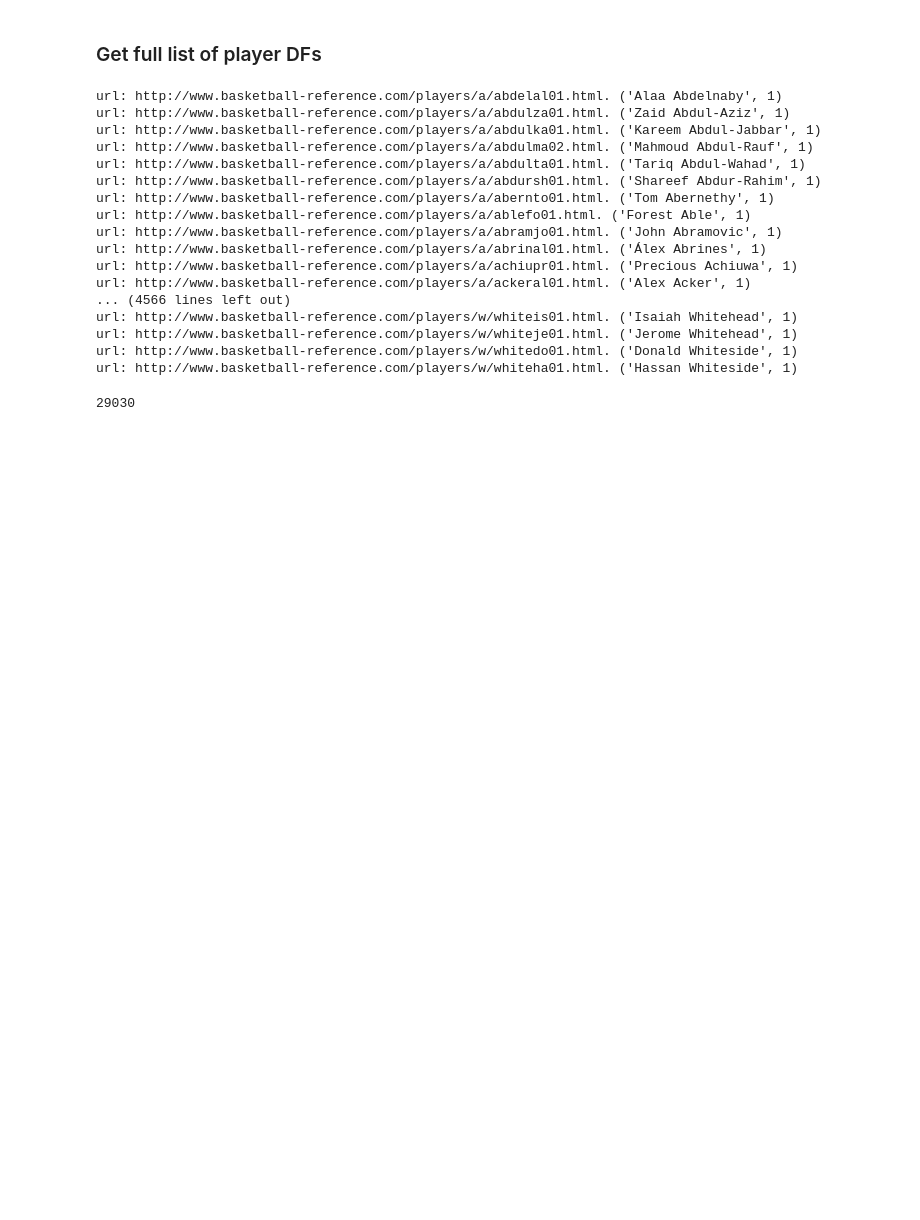
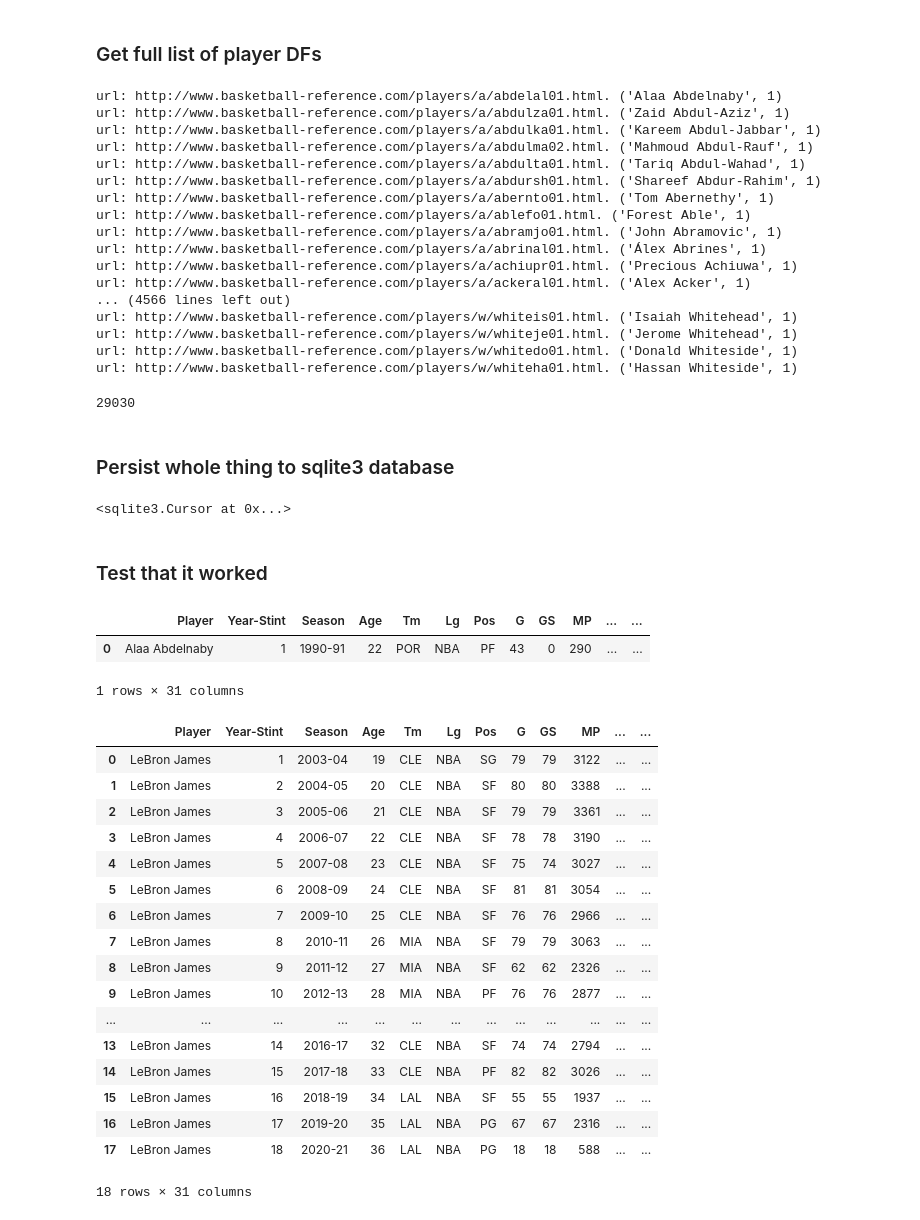
Before and after one commit to samhld/nba_stats, a Jupyter notebook: scratchpads/persist_data.ipynb, the cells around one changed output. Saved outputs shown, nothing was run; the diff lists cells and outputs as text; code cells hidden in the pictures; blank space fills up the shorter version.

```diff
--- a/scratchpads/persist_data.ipynb
+++ b/scratchpads/persist_data.ipynb
@@ -286,0 +266,9 @@ from scraper.getters import get_player_dict
+# %%
+conn = sqlite3.connect("../app/dbs/all_players.db")
+c = conn.cursor()
+# %% [markdown]
+### Persist whole thing to sqlite3 database
+# %%
+c.execute("DROP TABLE IF EXISTS players_per_game")
+# %% [output]
+<sqlite3.Cursor at 0x...>
@@ -286,0 +277,33 @@ from scraper.getters import get_player_dict
+# %% [markdown]
+### Test that it worked
+# %%
+limit1 = """SELECT * FROM players_per_game limit 1"""
+test = pd.read_sql(limit1, conn)
+test
+# %% [output]
+|  | Player | Year-Stint | Season | Age | Tm | Lg | Pos | G | GS | MP | ... | ... |
+| 0 | Alaa Abdelnaby | 1 | 1990-91 | 22 | POR | NBA | PF | 43 | 0 | 290 | ... | ... |
+1 rows × 31 columns
+# %%
+bron = '''SELECT * FROM players_per_game WHERE "Player" == "LeBron James"'''
+bron_test = pd.read_sql(bron, conn)
+bron_test
+# %% [output]
+|  | Player | Year-Stint | Season | Age | Tm | Lg | Pos | G | GS | MP | ... | ... |
+| 0 | LeBron James | 1 | 2003-04 | 19 | CLE | NBA | SG | 79 | 79 | 3122 | ... | ... |
+| 1 | LeBron James | 2 | 2004-05 | 20 | CLE | NBA | SF | 80 | 80 | 3388 | ... | ... |
+| 2 | LeBron James | 3 | 2005-06 | 21 | CLE | NBA | SF | 79 | 79 | 3361 | ... | ... |
+| 3 | LeBron James | 4 | 2006-07 | 22 | CLE | NBA | SF | 78 | 78 | 3190 | ... | ... |
+| 4 | LeBron James | 5 | 2007-08 | 23 | CLE | NBA | SF | 75 | 74 | 3027 | ... | ... |
+| 5 | LeBron James | 6 | 2008-09 | 24 | CLE | NBA | SF | 81 | 81 | 3054 | ... | ... |
+| 6 | LeBron James | 7 | 2009-10 | 25 | CLE | NBA | SF | 76 | 76 | 2966 | ... | ... |
+| 7 | LeBron James | 8 | 2010-11 | 26 | MIA | NBA | SF | 79 | 79 | 3063 | ... | ... |
+| 8 | LeBron James | 9 | 2011-12 | 27 | MIA | NBA | SF | 62 | 62 | 2326 | ... | ... |
+| 9 | LeBron James | 10 | 2012-13 | 28 | MIA | NBA | PF | 76 | 76 | 2877 | ... | ... |
+| ... | ... | ... | ... | ... | ... | ... | ... | ... | ... | ... | ... | ... |
+| 13 | LeBron James | 14 | 2016-17 | 32 | CLE | NBA | SF | 74 | 74 | 2794 | ... | ... |
+| 14 | LeBron James | 15 | 2017-18 | 33 | CLE | NBA | PF | 82 | 82 | 3026 | ... | ... |
+| 15 | LeBron James | 16 | 2018-19 | 34 | LAL | NBA | SF | 55 | 55 | 1937 | ... | ... |
+| 16 | LeBron James | 17 | 2019-20 | 35 | LAL | NBA | PG | 67 | 67 | 2316 | ... | ... |
+| 17 | LeBron James | 18 | 2020-21 | 36 | LAL | NBA | PG | 18 | 18 | 588 | ... | ... |
+18 rows × 31 columns
```
Also changed, not shown: parts of 20 cells of this notebook, 1 other file.
